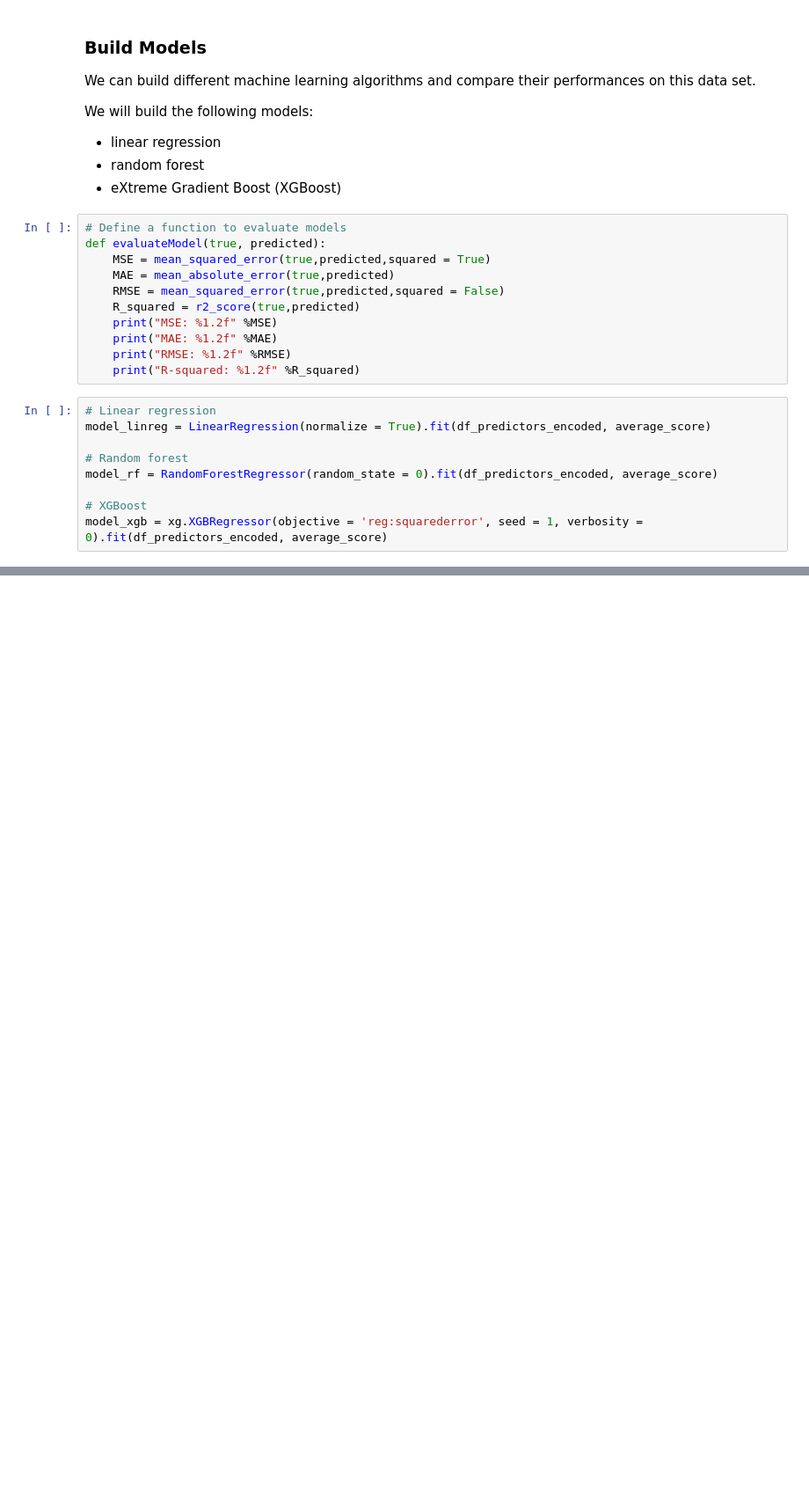
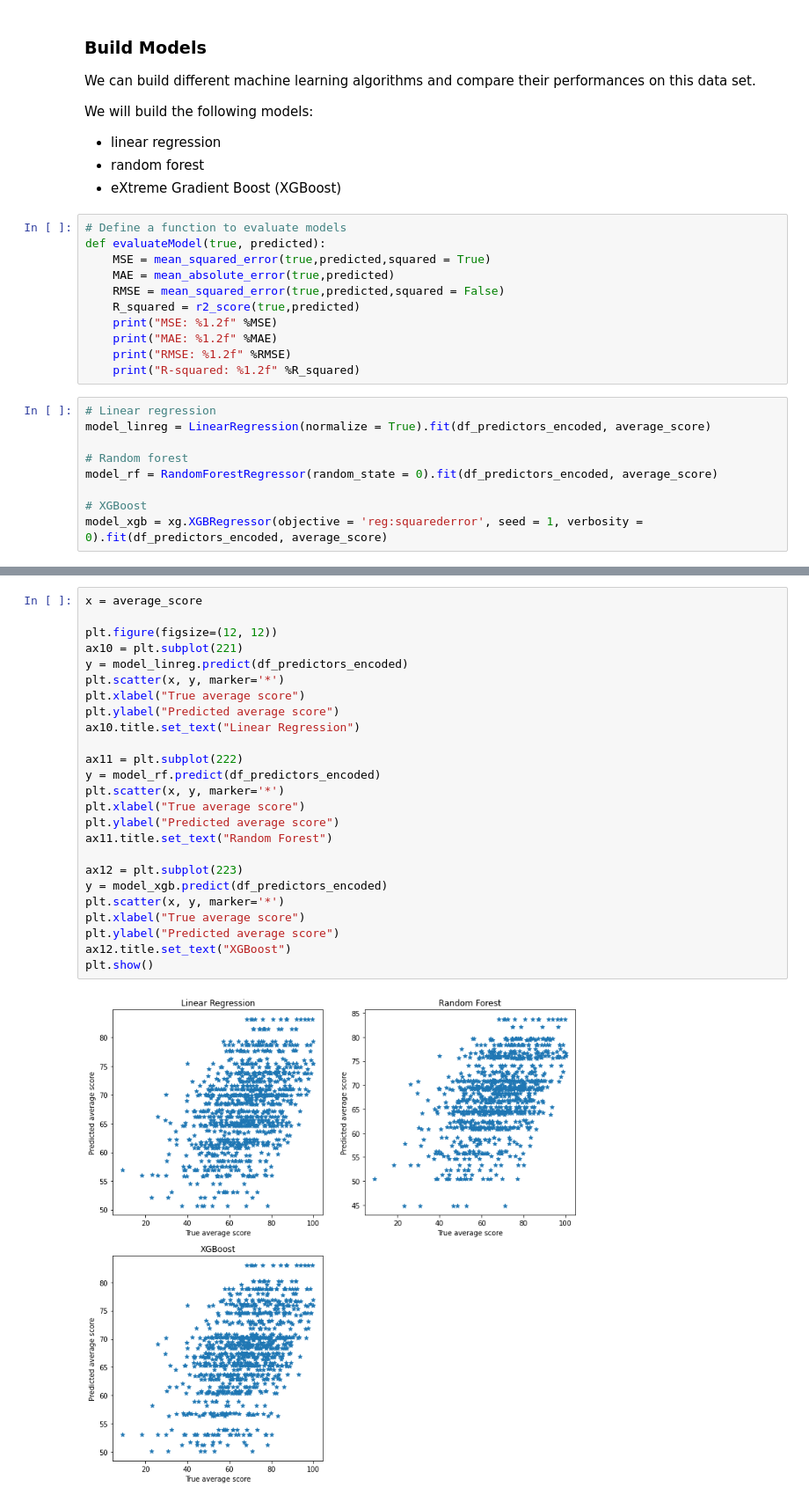
Before and after one commit to souadg/CAS-ADS-Project2, a Jupyter notebook: M2_Project_Elias_Souad_v2_.ipynb, the cells around one changed output, grey strips where cells are left out. Shown at 88% size. Cells and saved outputs as stored; diff of their text form; blank space fills up the shorter version.

Commit message:
Plotted ML model perfs

```diff
--- a/M2_Project_Elias_Souad_v2_.ipynb
+++ b/M2_Project_Elias_Souad_v2_.ipynb
@@ -565,3 +564,30 @@ MSE: 151.51
 MAE: 9.87
 RMSE: 12.31
 R-squared: 0.25
+# %%
+x = average_score
+
+plt.figure(figsize=(12, 12))
+ax10 = plt.subplot(221)
+y = model_linreg.predict(df_predictors_encoded)
+plt.scatter(x, y, marker='*')
+plt.xlabel("True average score")
+plt.ylabel("Predicted average score")
+ax10.title.set_text("Linear Regression")
+
+ax11 = plt.subplot(222)
+y = model_rf.predict(df_predictors_encoded)
+plt.scatter(x, y, marker='*')
+plt.xlabel("True average score")
+plt.ylabel("Predicted average score")
+ax11.title.set_text("Random Forest")
+
+ax12 = plt.subplot(223)
+y = model_xgb.predict(df_predictors_encoded)
+plt.scatter(x, y, marker='*')
+plt.xlabel("True average score")
+plt.ylabel("Predicted average score")
+ax12.title.set_text("XGBoost")
+plt.show()
+# %% [output]
+[figure, added]
```
Also changed, not shown: parts of 1 cell of this notebook.
